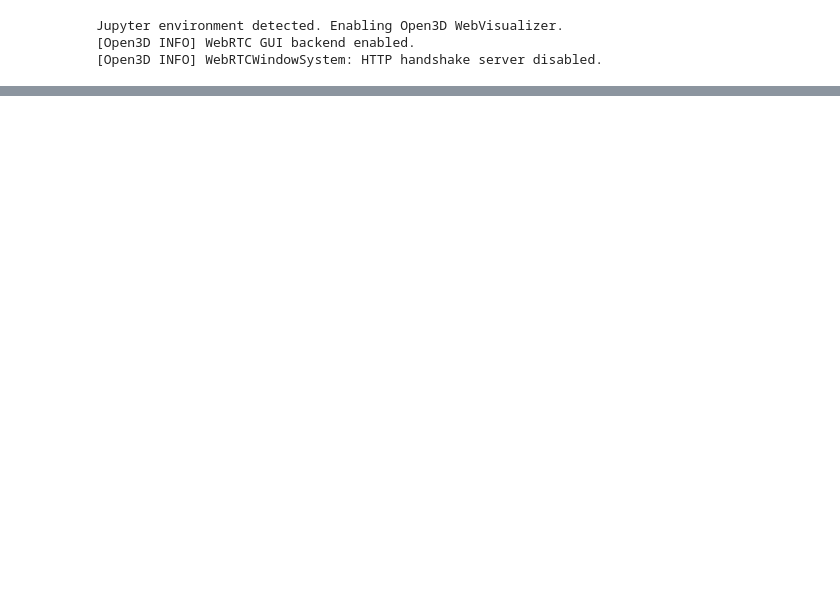
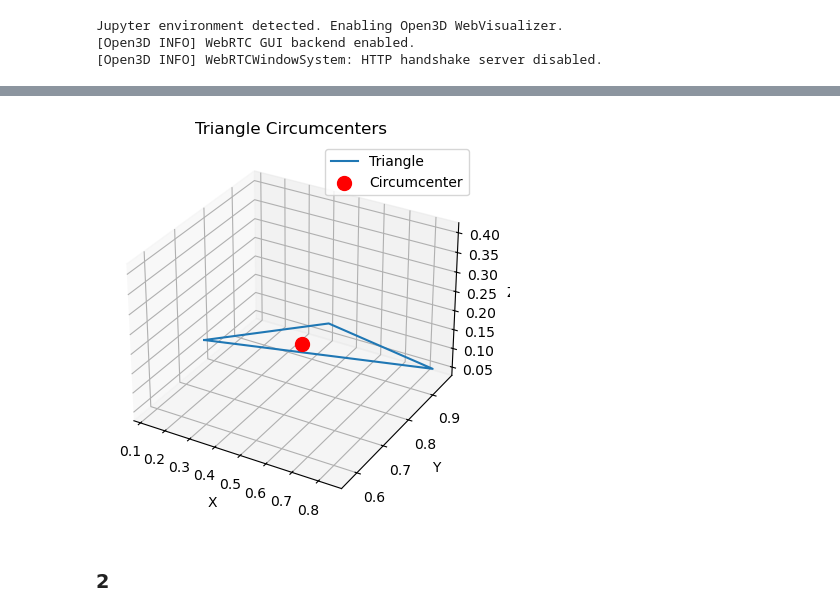
Before and after one commit to derkder/CGVI_CourseWork, a Jupyter notebook: Term2/3dGeo/CW/CW2/main.ipynb, the cells around one changed output, grey strips where cells are left out. Cells and saved outputs as stored; diff of their text form; code cells hidden in the pictures; blank space fills up the shorter version.

```diff
--- a/Term2/3dGeo/CW/CW2/main.ipynb
+++ b/Term2/3dGeo/CW/CW2/main.ipynb
@@ -159,0 +199,41 @@ Gaussian Curvature K: [ 0.03381287 -0.00647606 -0.00647606 ... -0.01143512 -0.00
+# %%
+# 检查外心函数到底写得对不对
+
+# 生成随机的三角形
+num_triangles = 1
+triangles = []
+is_obtuse = True
+for _ in range(num_triangles):
+    while is_obtuse:
+        A = np.random.rand(3)  # 随机生成点 A
+        B = np.random.rand(3)  # 随机生成点 B
+        C = np.random.rand(3)  # 随机生成点 C
+        is_obtuse = is_obtuse_triangle(A, B, C)
+    triangles.append((A, B, C))
+
+# 计算每个三角形的外心
+circumcenters = []
+for triangle in triangles:
+    circum_center = calculate_triangle_out_circle_center(A, B, C)
+    circumcenters.append(circum_center)
+
+# 可视化
+fig = plt.figure()
+ax = fig.add_subplot(111, projection='3d')
+
+for triangle, circumcenter in zip(triangles, circumcenters):
+    A, B, C = triangle
+    ax.plot([A[0], B[0], C[0], A[0]], [A[1], B[1], C[1], A[1]], [A[2], B[2], C[2], A[2]], label='Triangle')
+    ax.scatter(circumcenter[0], circumcenter[1], circumcenter[2], color='red', s=100, label='Circumcenter')
+
+ax.set_xlabel('X')
+ax.set_ylabel('Y')
+ax.set_zlabel('Z')
+ax.set_title('Triangle Circumcenters')
+ax.legend()
+
+plt.show()
+# %% [output]
+[figure, added]
+# %% [markdown]
+### 2
```
Also changed, not shown: parts of 6 cells of this notebook.
